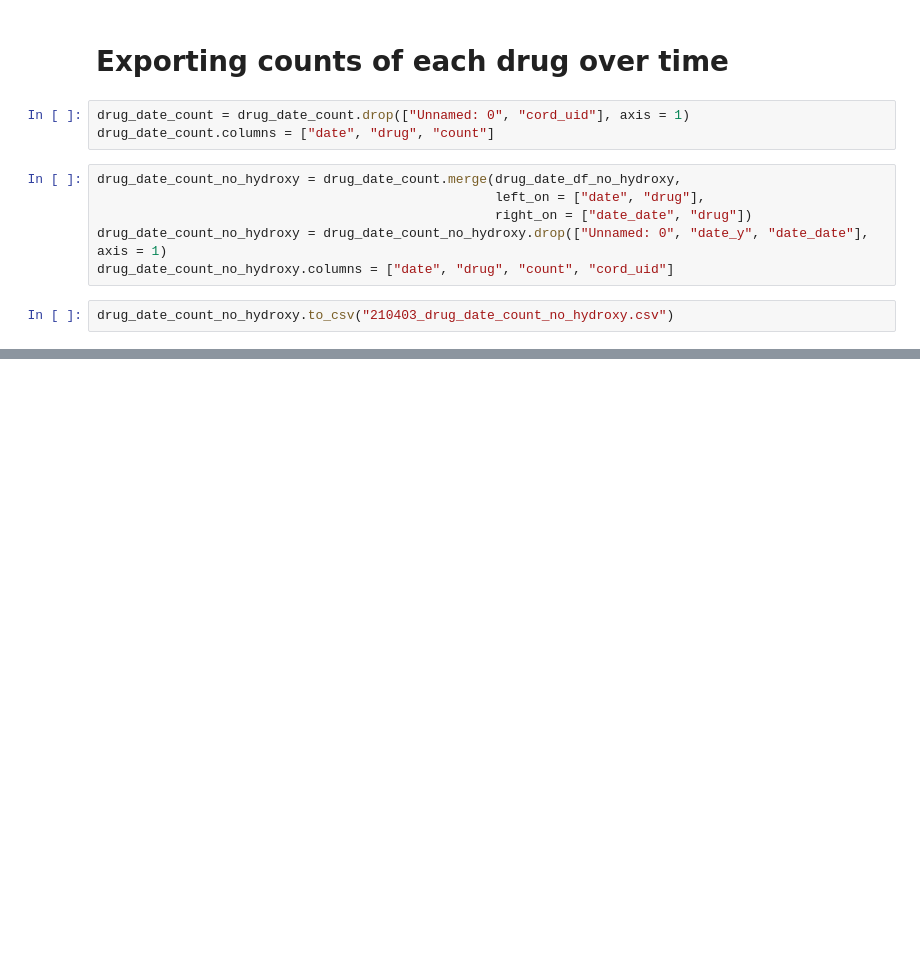
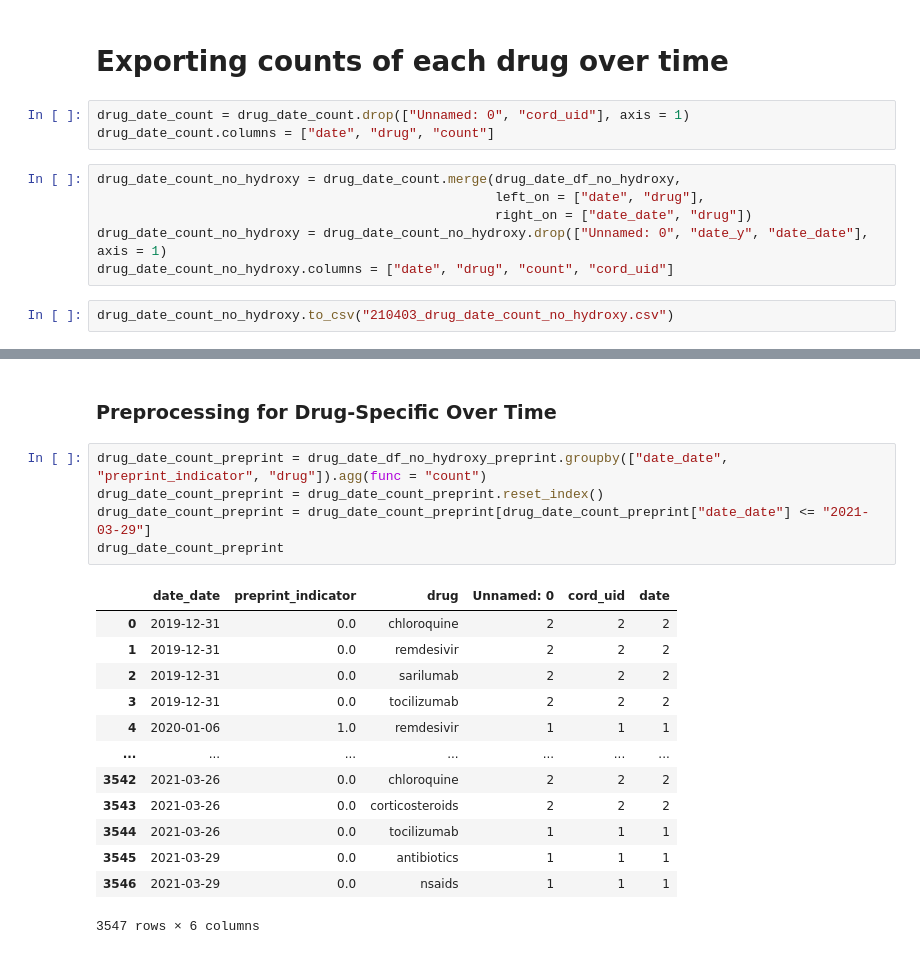
Before and after one commit to COVID19-DVRN/project_21_clinical_trials_during_covid_19_pandemic, a Jupyter notebook: cord_19/cord_19_vs_fda.ipynb, the cells around one changed output, grey strips where cells are left out. Saved outputs shown, nothing was run; the diff lists cells and outputs as text; blank space fills up the shorter version.

```diff
--- a/cord_19/cord_19_vs_fda.ipynb
+++ b/cord_19/cord_19_vs_fda.ipynb
@@ -249,0 +328,21 @@ drug_date_count_no_hydroxy.to_csv("210403_drug_date_count_no_hydroxy.csv")
+# %% [markdown]
+### Preprocessing for Drug-Specific Over Time
+# %%
+drug_date_count_preprint = drug_date_df_no_hydroxy_preprint.groupby(["date_date", "preprint_indicator", "drug"]).agg(func = "count")
+drug_date_count_preprint = drug_date_count_preprint.reset_index()
+drug_date_count_preprint = drug_date_count_preprint[drug_date_count_preprint["date_date"] <= "2021-03-29"]
+drug_date_count_preprint
+# %% [output]
+|  | date_date | preprint_indicator | drug | Unnamed: 0 | cord_uid | date |
+| 0 | 2019-12-31 | 0.0 | chloroquine | 2 | 2 | 2 |
+| 1 | 2019-12-31 | 0.0 | remdesivir | 2 | 2 | 2 |
+| 2 | 2019-12-31 | 0.0 | sarilumab | 2 | 2 | 2 |
+| 3 | 2019-12-31 | 0.0 | tocilizumab | 2 | 2 | 2 |
+| 4 | 2020-01-06 | 1.0 | remdesivir | 1 | 1 | 1 |
+| ... | ... | ... | ... | ... | ... | ... |
+| 3542 | 2021-03-26 | 0.0 | chloroquine | 2 | 2 | 2 |
+| 3543 | 2021-03-26 | 0.0 | corticosteroids | 2 | 2 | 2 |
+| 3544 | 2021-03-26 | 0.0 | tocilizumab | 1 | 1 | 1 |
+| 3545 | 2021-03-29 | 0.0 | antibiotics | 1 | 1 | 1 |
+| 3546 | 2021-03-29 | 0.0 | nsaids | 1 | 1 | 1 |
+3547 rows × 6 columns
```
Also changed, not shown: parts of 18 cells of this notebook.
